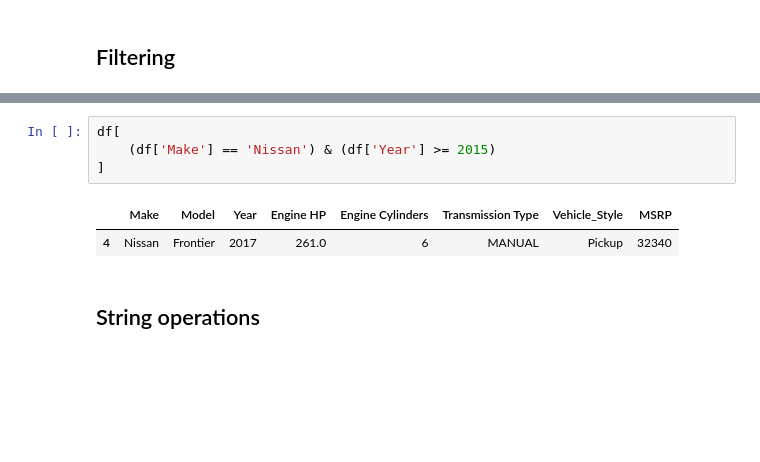
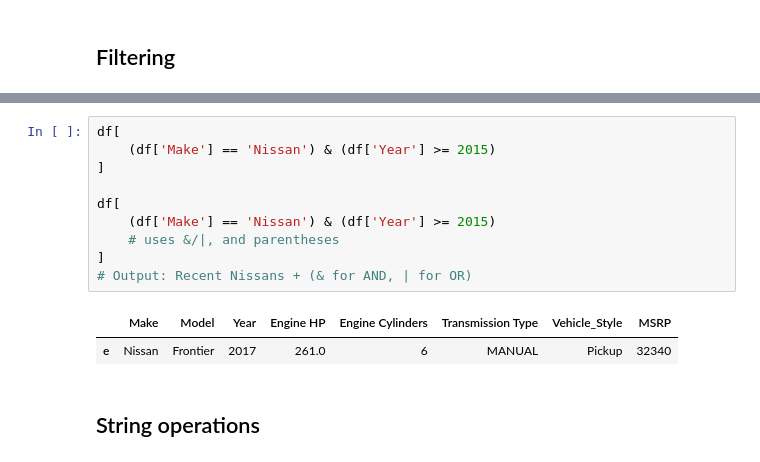
Before and after one commit to perobinbird/machine-learning-zoomcamp, a Jupyter notebook: 01-intro/09-pandas.ipynb, the cells around one changed output, grey strips where cells are left out. Saved outputs shown, nothing was run; the diff lists cells and outputs as text; blank space fills up the shorter version.

```diff
--- a/01-intro/09-pandas.ipynb
+++ b/01-intro/09-pandas.ipynb
@@ -335,10 +338,16 @@ df[
 # %%
 df[
     (df['Make'] == 'Nissan') & (df['Year'] >= 2015)
 ]
+
+df[
+    (df['Make'] == 'Nissan') & (df['Year'] >= 2015)
+    # uses &/|, and parentheses
+]
+# Output: Recent Nissans + (& for AND, | for OR)
 # %% [output]
 |  | Make | Model | Year | Engine HP | Engine Cylinders | Transmission Type | Vehicle_Style | MSRP |
-| 4 | Nissan | Frontier | 2017 | 261.0 | 6 | MANUAL | Pickup | 32340 |
+| e | Nissan | Frontier | 2017 | 261.0 | 6 | MANUAL | Pickup | 32340 |
 # %% [markdown]
 ## String operations
 # %%
```
Also changed, not shown: parts of 3 cells of this notebook.
